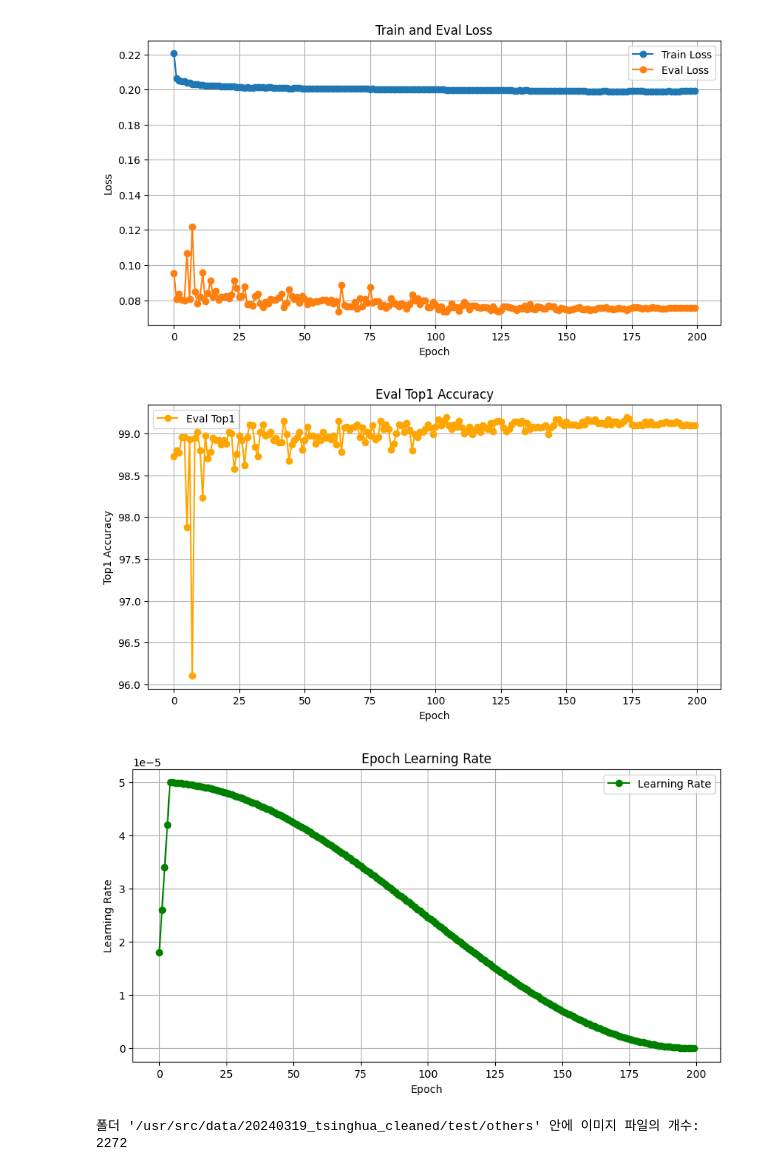
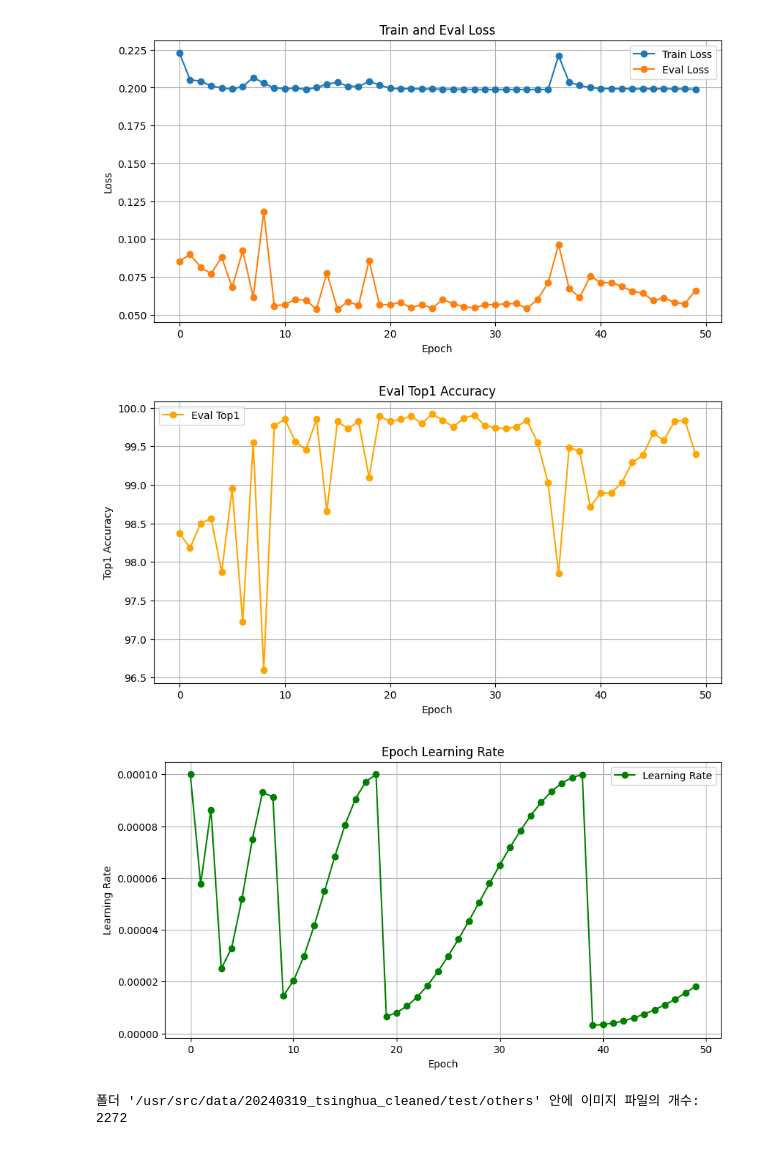
Before and after one commit to idearendil/CoAtNet-Performance-Test, a Jupyter notebook: metric_plotting.ipynb, the cells around one changed output. Cells and saved outputs as stored; diff of their text form; code cells hidden in the pictures.

Commit message:
add many test config files & add cosinerestarts scheduler

```diff
--- a/metric_plotting.ipynb
+++ b/metric_plotting.ipynb
@@ -3,7 +3,7 @@ import pandas as pd
 import matplotlib.pyplot as plt
 
 # CSV 파일 읽기
-data = pd.read_csv("/home/CoAtNet/pytorch-image-models/output/train/20240426-015921-coatnet_0_rw_224_sw_in1k-224_200epoch/summary.csv")
+data = pd.read_csv("/home/work/.code/CoAtNet/pytorch-image-models/output/train/14626_no_resize_50epoch_cosinerestartsLR/summary.csv")
 
 # Epoch 값 가져오기
 epochs = data['epoch']
@@ -23,36 +23,36 @@ learning_rate = data['lr']
 plt.figure(figsize=(10, 5))
 plt.plot(epochs, train_loss, label='Train Loss', marker='o')
 plt.plot(epochs, eval_loss, label='Eval Loss', marker='o')
 plt.xlabel('Epoch')
 plt.ylabel('Loss')
 plt.title('Train and Eval Loss')
 plt.legend()
 plt.grid(True)
 plt.show()
 
 # Eval top1 그래프
 plt.figure(figsize=(10, 5))
 plt.plot(epochs, eval_top1, label='Eval Top1', marker='o', color='orange')
 plt.xlabel('Epoch')
 plt.ylabel('Top1 Accuracy')
 plt.title('Eval Top1 Accuracy')
 plt.legend()
 plt.grid(True)
 plt.show()
 
 # Learning Rate 그래프
 plt.figure(figsize=(10, 5))
 plt.plot(epochs, learning_rate, label='Learning Rate', marker='o', color='green')
 plt.xlabel('Epoch')
 plt.ylabel('Learning Rate')
 plt.title('Epoch Learning Rate')
 plt.legend()
 plt.grid(True)
 plt.show()
 # %% [output]
-[figure, old version]
+[figure, new version]
-[figure, old version]
+[figure, new version]
-[figure, old version]
+[figure, new version]
 # %%
 # file number checking
 
```
Also changed, not shown: 36 other files.
